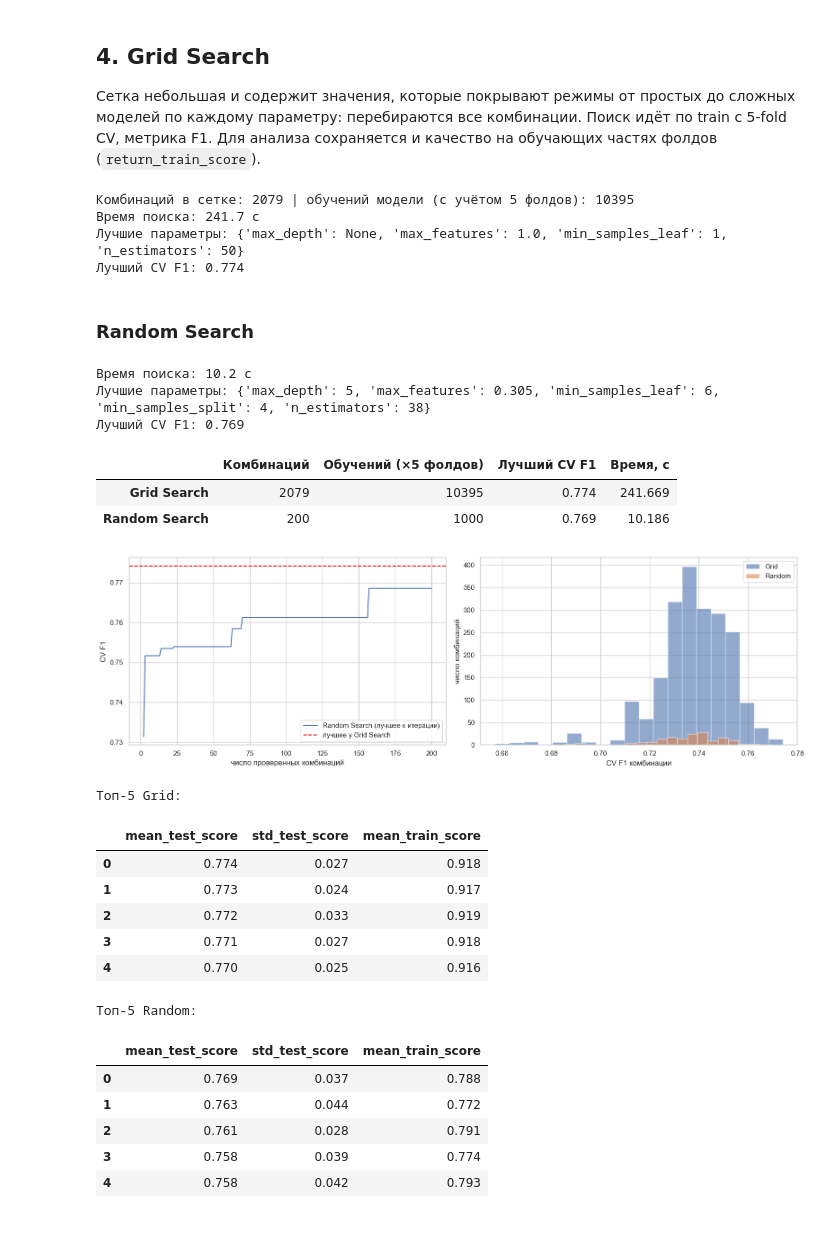
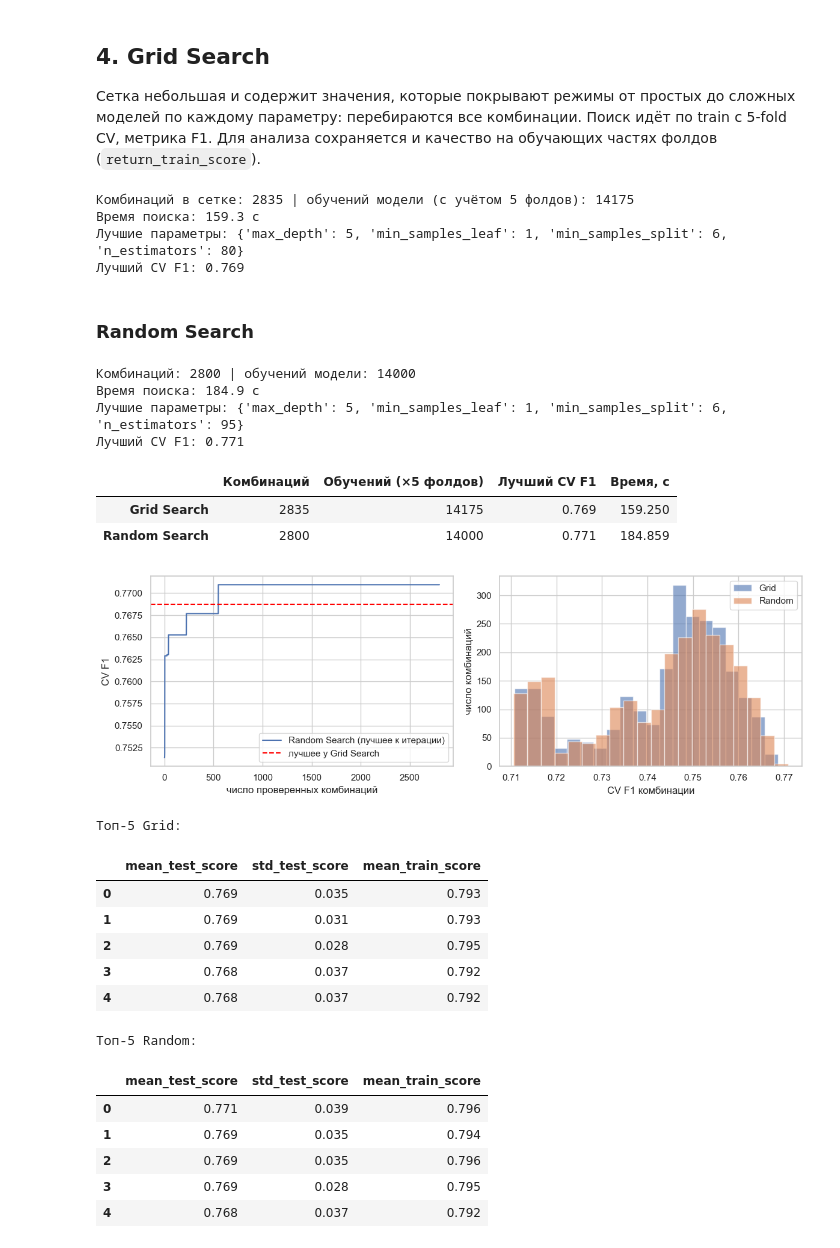
Before and after one commit to dalginichev1/ml_course_mai, a Jupyter notebook: hyperparameters/lab3.ipynb, the cells around one changed output. Saved outputs shown, nothing was run; the diff lists cells and outputs as text; code cells hidden in the pictures.

```diff
--- a/hyperparameters/lab3.ipynb
+++ b/hyperparameters/lab3.ipynb
@@ -22,6 +22,7 @@ def clean(v, nd=3):
 from sklearn.model_selection import train_test_split
 
 df = pd.read_csv("Titanic-Dataset.csv")
+df = df.drop_duplicates()
 
 X = df[["Pclass", "Sex", "Age", "SibSp", "Parch", "Fare", "Embarked"]].copy()
 y = df["Survived"]
@@ -56,7 +57,7 @@ prep = make_column_transformer(
 
 P = "randomforestclassifier__"
 
-baseline = make_pipeline(prep, RandomForestClassifier(n_estimators=70, max_depth=6, min_samples_leaf=5, min_samples_split=6, random_state=RANDOM_STATE))
+baseline = make_pipeline(prep, RandomForestClassifier(n_estimators=70, max_depth=6, min_samples_leaf=5, min_samples_split=3, random_state=RANDOM_STATE))
 print("Baseline:", dict(n_estimators=70, max_depth=6, min_samples_leaf=5, min_samples_split=6))
 # %% [output]
 Baseline: {'n_estimators': 70, 'max_depth': 6, 'min_samples_leaf': 5, 'min_samples_split': 6}
@@ -101,10 +101,10 @@ Baseline, CV F1 = 0.758 ± 0.037
 from sklearn.model_selection import GridSearchCV
 
 param_grid = {
-    P + "n_estimators": np.arange(50, 80, 10),
+    P + "n_estimators": np.arange(50, 100, 10),
     P + "max_depth": list(np.arange(2, 8, 1)) + [None],
     P + "min_samples_leaf": np.arange(1, 10, 1),
-    P + "max_features": ["sqrt", 0.1, 0.2, 0.3, 0.4, 0.5, 0.6, 0.7, 0.8, 0.9, 1.0],
+    P + "min_samples_split": np.arange(1, 10, 1)
 }
 n_grid = int(np.prod([len(v) for v in param_grid.values()]))
 print("Комбинаций в сетке:", n_grid, "| обучений модели (с учётом 5 фолдов):", n_grid * 5)
@@ -118,85 +118,86 @@ print(f"Время поиска: {grid_time:.1f} c")
 print("Лучшие параметры:", {k.replace(P, ""): clean(v) for k, v in grid.best_params_.items()})
 print(f"Лучший CV F1: {grid.best_score_:.3f}")
 # %% [output]
-Комбинаций в сетке: 2079 | обучений модели (с учётом 5 фолдов): 10395
-Время поиска: 241.7 c
-Лучшие параметры: {'max_depth': None, 'max_features': 1.0, 'min_samples_leaf': 1, 'n_estimators': 50}
-Лучший CV F1: 0.774
+Комбинаций в сетке: 2835 | обучений модели (с учётом 5 фолдов): 14175
+Время поиска: 159.3 c
+Лучшие параметры: {'max_depth': 5, 'min_samples_leaf': 1, 'min_samples_split': 6, 'n_estimators': 80}
+Лучший CV F1: 0.769
 # %% [markdown]
 ### Random Search
 # %%
-from scipy.stats import uniform, randint
+from scipy.stats import randint
 from sklearn.model_selection import RandomizedSearchCV
 
 param_rand = {
-    P + "n_estimators": randint(20, 100),
+    P + "n_estimators": randint(50, 100),
     P + "max_depth": randint(2, 8),
-    P + "min_samples_split": randint(1, 10),
     P + "min_samples_leaf": randint(1, 10),
-    P + "max_features": uniform(0.1, 1.0)
+    P + "min_samples_split": randint(1, 10)
 }
 
-n_iter = 200
+n_iter = 2800
 
 rand_search = RandomizedSearchCV(baseline, param_distributions=param_rand, n_iter=n_iter, cv=cv, scoring="f1", n_jobs=-1, random_state=RANDOM_STATE, return_train_score=True)
 t0 = time.perf_counter()
 rand_search.fit(X_train, y_train)
 rand_time = time.perf_counter() - t0
 
+print("Комбинаций:", n_iter, "| обучений модели:", n_iter * 5)
 print(f"Время поиска: {rand_time:.1f} c")
 print("Лучшие параметры:", {k.replace(P, ""): clean(v) for k, v in rand_search.best_params_.items()})
 print(f"Лучший CV F1: {rand_search.best_score_:.3f}")
 # %% [output]
-Время поиска: 10.2 c
-Лучшие параметры: {'max_depth': 5, 'max_features': 0.305, 'min_samples_leaf': 6, 'min_samples_split': 4, 'n_estimators': 38}
-Лучший CV F1: 0.769
+Комбинаций: 2800 | обучений модели: 14000
+Время поиска: 184.9 c
+Лучшие параметры: {'max_depth': 5, 'min_samples_leaf': 1, 'min_samples_split': 6, 'n_estimators': 95}
+Лучший CV F1: 0.771
 # %%
 summary = pd.DataFrame({
     "Комбинаций": [n_grid, n_iter],
     "Обучений (×5 фолдов)": [n_grid * 5, n_iter * 5],
     "Лучший CV F1": [grid.best_score_, rand_search.best_score_],
     "Время, с": [grid_time, rand_time],
 }, index=["Grid Search", "Random Search"])
 display(summary.round(3))
 
-fig, axes = plt.subplots(1, 2, figsize=(16, 5))
+fig, axes = plt.subplots(1, 2, figsize=(12, 4))
 r = pd.DataFrame(rand_search.cv_results_)
 axes[0].plot(np.arange(1, n_iter + 1), r["mean_test_score"].cummax().ffill(), label="Random Search (лучшее к итерации)")
 axes[0].axhline(grid.best_score_, color="red", ls="--", label="лучшее у Grid Search")
 axes[0].set_xlabel("число проверенных комбинаций")
 axes[0].set_ylabel("CV F1")
 axes[0].legend()
 
 axes[1].hist(pd.DataFrame(grid.cv_results_)["mean_test_score"], bins=20, alpha=0.6, label="Grid")
 axes[1].hist(r["mean_test_score"], bins=20, alpha=0.6, label="Random")
 axes[1].set_xlabel("CV F1 комбинации")
 axes[1].set_ylabel("число комбинаций")
 axes[1].legend()
 plt.tight_layout()
 plt.show()
 
 for name, s in [("Grid", grid), ("Random", rand_search)]:
     cols = ["mean_test_score", "std_test_score", "mean_train_score"]
     top = pd.DataFrame(s.cv_results_).sort_values("mean_test_score", ascending=False).head(5)
     print(f"Топ-5 {name}:")
     display(top[cols].round(3).reset_index(drop=True))
 # %% [output]
 |  | Комбинаций | Обучений (×5 фолдов) | Лучший CV F1 | Время, с |
-| Grid Search | 2079 | 10395 | 0.774 | 241.669 |
-| Random Search | 200 | 1000 | 0.769 | 10.186 |
+| Grid Search | 2835 | 14175 | 0.769 | 159.250 |
+| Random Search | 2800 | 14000 | 0.771 | 184.859 |
-[figure, old version]
+[figure, new version]
 Топ-5 Grid:
 |  | mean_test_score | std_test_score | mean_train_score |
-| 0 | 0.774 | 0.027 | 0.918 |
-| 1 | 0.773 | 0.024 | 0.917 |
-| 2 | 0.772 | 0.033 | 0.919 |
-| 3 | 0.771 | 0.027 | 0.918 |
-| 4 | 0.770 | 0.025 | 0.916 |
+| 0 | 0.769 | 0.035 | 0.793 |
+| 1 | 0.769 | 0.031 | 0.793 |
+| 2 | 0.769 | 0.028 | 0.795 |
+| 3 | 0.768 | 0.037 | 0.792 |
+| 4 | 0.768 | 0.037 | 0.792 |
 Топ-5 Random:
 |  | mean_test_score | std_test_score | mean_train_score |
-| 0 | 0.769 | 0.037 | 0.788 |
-| 1 | 0.763 | 0.044 | 0.772 |
-| 2 | 0.761 | 0.028 | 0.791 |
-| 3 | 0.758 | 0.039 | 0.774 |
-| 4 | 0.758 | 0.042 | 0.793 |
+| 0 | 0.771 | 0.039 | 0.796 |
+| 1 | 0.769 | 0.035 | 0.794 |
+| 2 | 0.769 | 0.035 | 0.796 |
+| 3 | 0.769 | 0.028 | 0.795 |
+| 4 | 0.768 | 0.037 | 0.792 |
 # %% [markdown]
```
Also changed, not shown: parts of 16 cells of this notebook.
